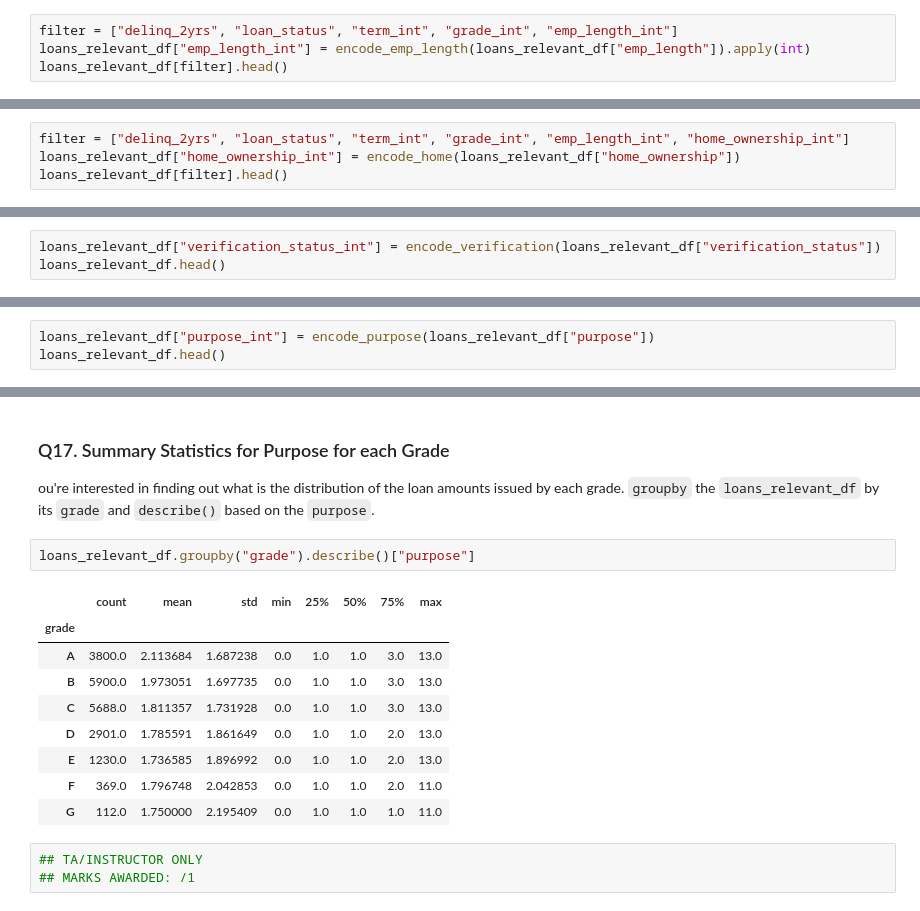
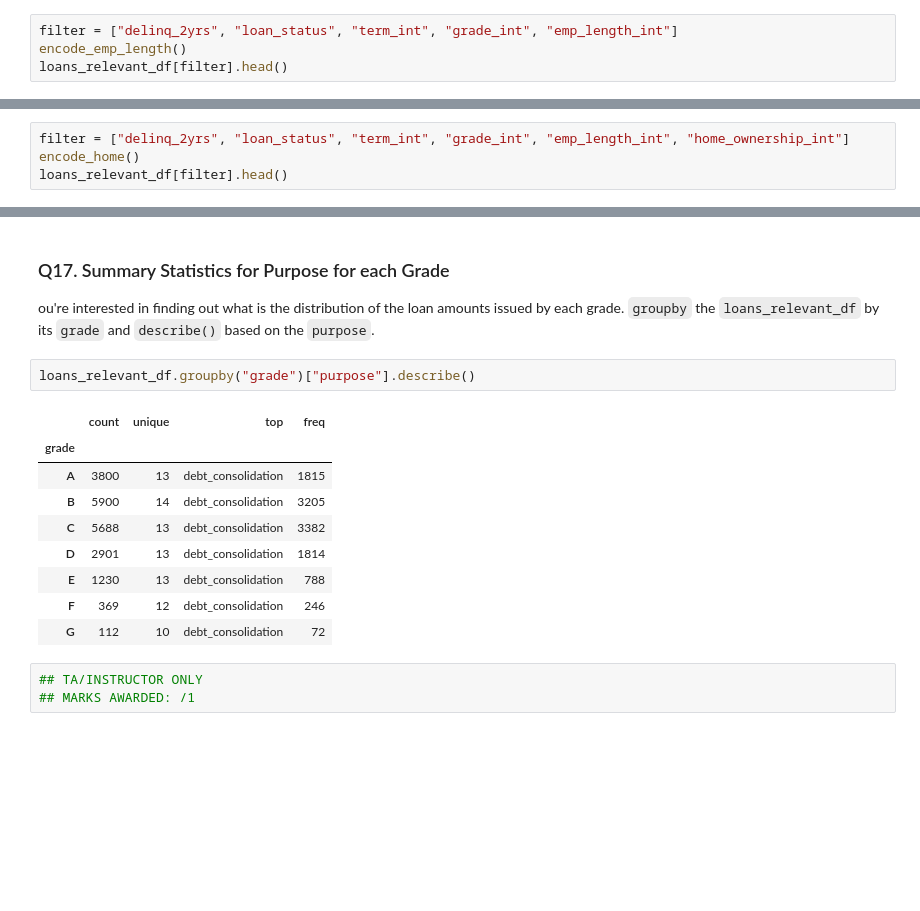
Before and after one commit to helloitsm3/DS102, a Jupyter notebook: Lesson 01/Problem Sets/Sean_Leng Hackwagon Academy DS102 - Problem Set 1.ipynb, the cells around one changed output, grey strips where cells are left out. Cells and saved outputs as stored; diff of their text form; blank space fills up the shorter version.

```diff
--- a/Lesson 01/Problem Sets/FirstName_LastName Hackwagon Academy DS102 - Problem Set 1.ipynb
+++ b/Lesson 01/Problem Sets/Sean_Leng Hackwagon Academy DS102 - Problem Set 1.ipynb
@@ -419,6 +419,6 @@ Using the above function, `apply` it to the `emp_length` column and create a new
 <img src="https://i.imgur.com/sGzH2xg.png">
 # %%
 filter = ["delinq_2yrs", "loan_status", "term_int", "grade_int", "emp_length_int"]
-loans_relevant_df["emp_length_int"] = encode_emp_length(loans_relevant_df["emp_length"]).apply(int)
+encode_emp_length()
 loans_relevant_df[filter].head()
 # %% [output]
@@ -471,6 +472,6 @@ Using the above function, `apply` it to the `home_ownership` column and create a
 <img src="https://i.imgur.com/53IOzA3.png">
 # %%
 filter = ["delinq_2yrs", "loan_status", "term_int", "grade_int", "emp_length_int", "home_ownership_int"]
-loans_relevant_df["home_ownership_int"] = encode_home(loans_relevant_df["home_ownership"])
+encode_home()
 loans_relevant_df[filter].head()
 # %% [output]
@@ -521,6 +523,3 @@ Using the above function, `apply` it to the `verification_status` column and cre
 **Expected Output**:
 
 <img src="https://i.imgur.com/BPhTJ3M.png">
-# %%
-loans_relevant_df["verification_status_int"] = encode_verification(loans_relevant_df["verification_status"])
-loans_relevant_df.head()
@@ -576,6 +578,3 @@ Using the above function, `apply` it to the `purpose` column and create a new co
 **Expected Output**:
 
 <img src="https://i.imgur.com/89aRMEl.png">
-# %%
-loans_relevant_df["purpose_int"] = encode_purpose(loans_relevant_df["purpose"])
-loans_relevant_df.head()
@@ -689,17 +691,17 @@ loans_relevant_df.groupby("grade").describe()["loan_amnt"]
 
 ou're interested in finding out what is the distribution of the loan amounts issued by each grade. `groupby` the `loans_relevant_df` by its `grade` and `describe()` based on the `purpose`.
 # %%
-loans_relevant_df.groupby("grade").describe()["purpose"]
+loans_relevant_df.groupby("grade")["purpose"].describe()
 # %% [output]
-|  | count | mean | std | min | 25% | 50% | 75% | max |
-| grade |  |  |  |  |  |  |  |  |
-| A | 3800.0 | 2.113684 | 1.687238 | 0.0 | 1.0 | 1.0 | 3.0 | 13.0 |
-| B | 5900.0 | 1.973051 | 1.697735 | 0.0 | 1.0 | 1.0 | 3.0 | 13.0 |
-| C | 5688.0 | 1.811357 | 1.731928 | 0.0 | 1.0 | 1.0 | 3.0 | 13.0 |
-| D | 2901.0 | 1.785591 | 1.861649 | 0.0 | 1.0 | 1.0 | 2.0 | 13.0 |
-| E | 1230.0 | 1.736585 | 1.896992 | 0.0 | 1.0 | 1.0 | 2.0 | 13.0 |
-| F | 369.0 | 1.796748 | 2.042853 | 0.0 | 1.0 | 1.0 | 2.0 | 11.0 |
-| G | 112.0 | 1.750000 | 2.195409 | 0.0 | 1.0 | 1.0 | 1.0 | 11.0 |
+|  | count | unique | top | freq |
+| grade |  |  |  |  |
+| A | 3800 | 13 | debt_consolidation | 1815 |
+| B | 5900 | 14 | debt_consolidation | 3205 |
+| C | 5688 | 13 | debt_consolidation | 3382 |
+| D | 2901 | 13 | debt_consolidation | 1814 |
+| E | 1230 | 13 | debt_consolidation | 788 |
+| F | 369 | 12 | debt_consolidation | 246 |
+| G | 112 | 10 | debt_consolidation | 72 |
 # %%
 ## TA/INSTRUCTOR ONLY
 ## MARKS AWARDED: /1
```
Also changed, not shown: parts of 14 cells of this notebook, 2 other files.
